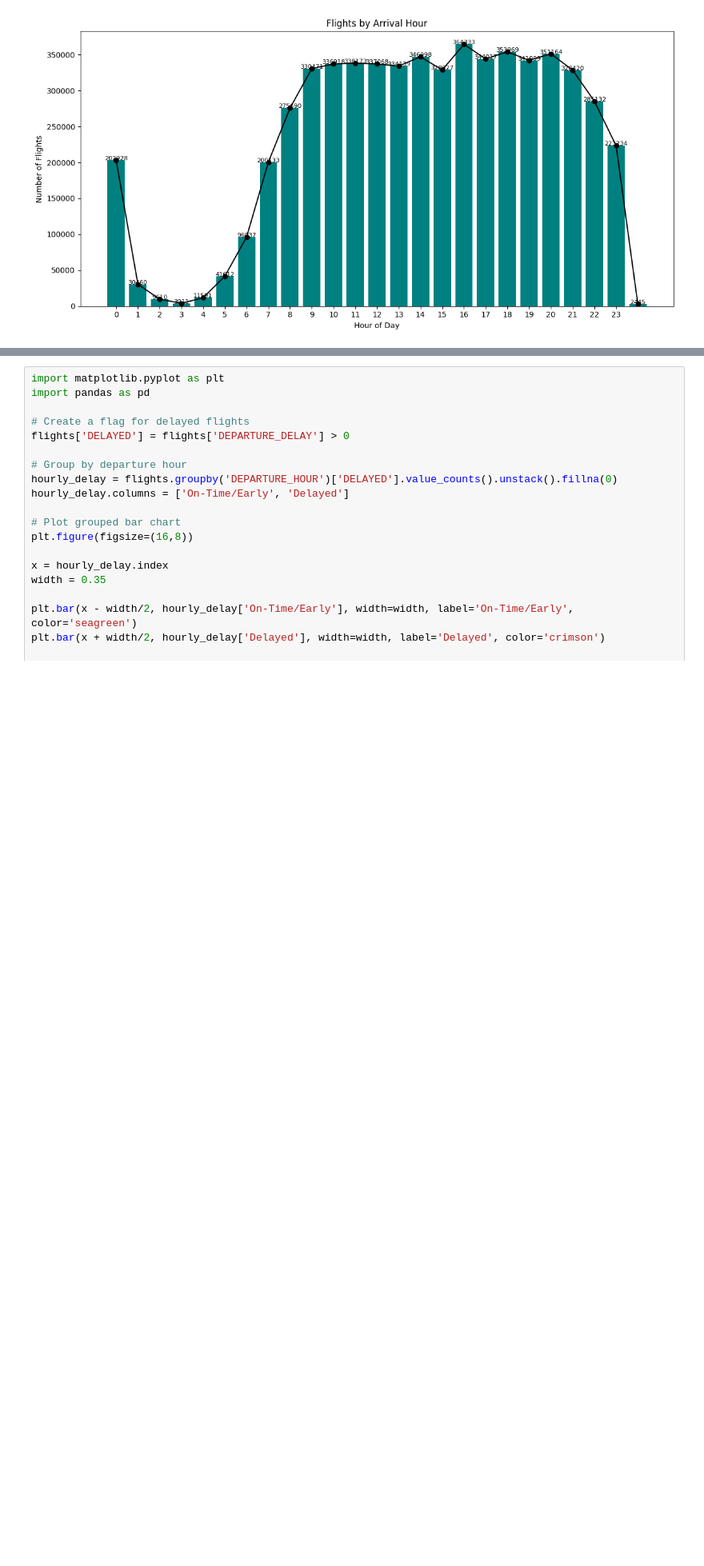
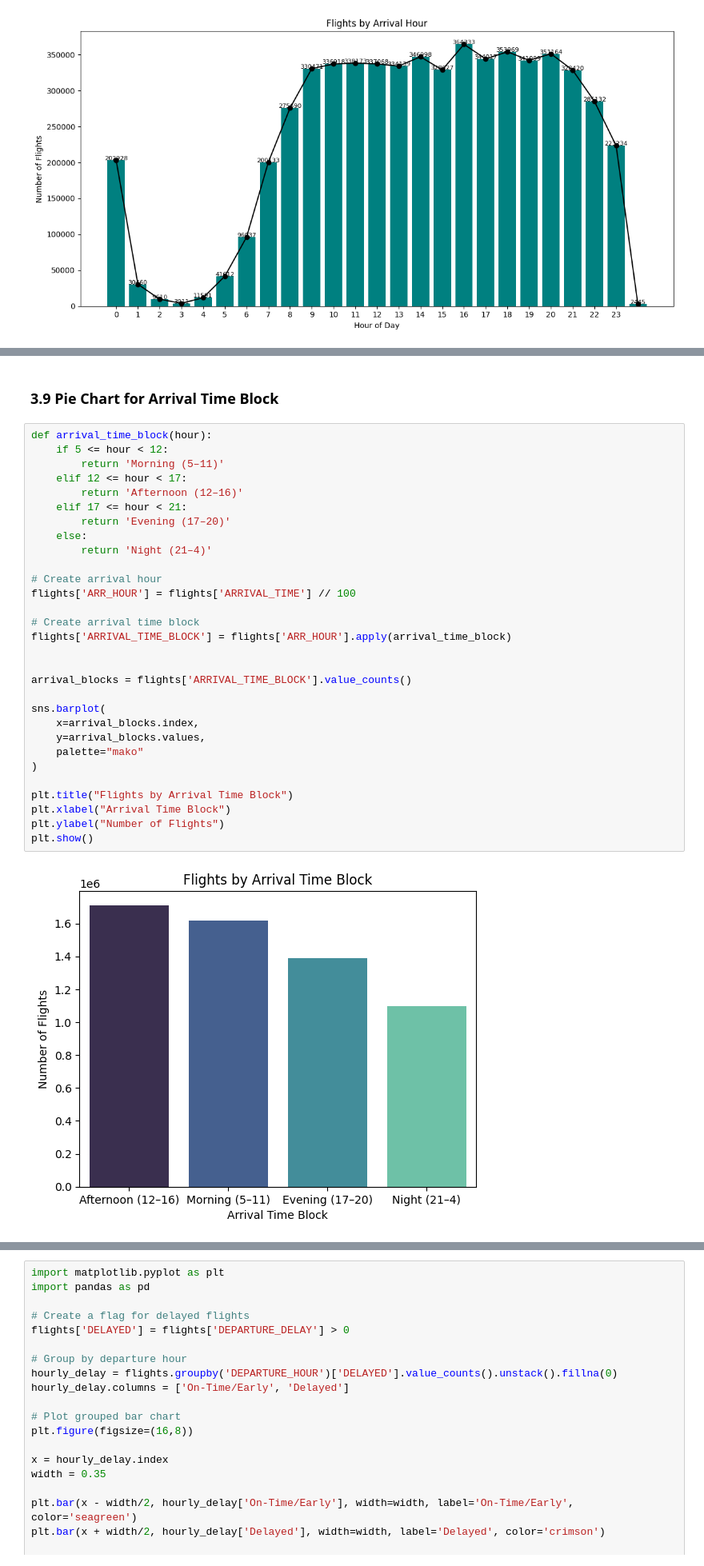
Before and after one commit to Anitha-Chava/AirFly-Insights---Airline-Operations-Delay-Patterns-Performance-Analysis, a Jupyter notebook: AirFly_Insights.ipynb, the cells around one changed output, grey strips where cells are left out. Shown at 80% size. Cells and saved outputs as stored; diff of their text form; blank space fills up the shorter version.

```diff
--- a/AirFly_Insights.ipynb
+++ b/AirFly_Insights.ipynb
@@ -1143,0 +1433,34 @@ This pattern is typical due to airport noise restrictions and lower demand at ni
+# %% [markdown]
+### 3.9 Pie Chart for Arrival Time Block
+# %%
+def arrival_time_block(hour):
+    if 5 <= hour < 12:
+        return 'Morning (5–11)'
+    elif 12 <= hour < 17:
+        return 'Afternoon (12–16)'
+    elif 17 <= hour < 21:
+        return 'Evening (17–20)'
+    else:
+        return 'Night (21–4)'
+
+# Create arrival hour
+flights['ARR_HOUR'] = flights['ARRIVAL_TIME'] // 100
+
+# Create arrival time block
+flights['ARRIVAL_TIME_BLOCK'] = flights['ARR_HOUR'].apply(arrival_time_block)
+
+
+arrival_blocks = flights['ARRIVAL_TIME_BLOCK'].value_counts()
+
+sns.barplot(
+    x=arrival_blocks.index,
+    y=arrival_blocks.values,
+    palette="mako"
+)
+
+plt.title("Flights by Arrival Time Block")
+plt.xlabel("Arrival Time Block")
+plt.ylabel("Number of Flights")
+plt.show()
+# %% [output]
+[figure, added]
```
Also changed, not shown: parts of 117 cells of this notebook, 5 other files.
